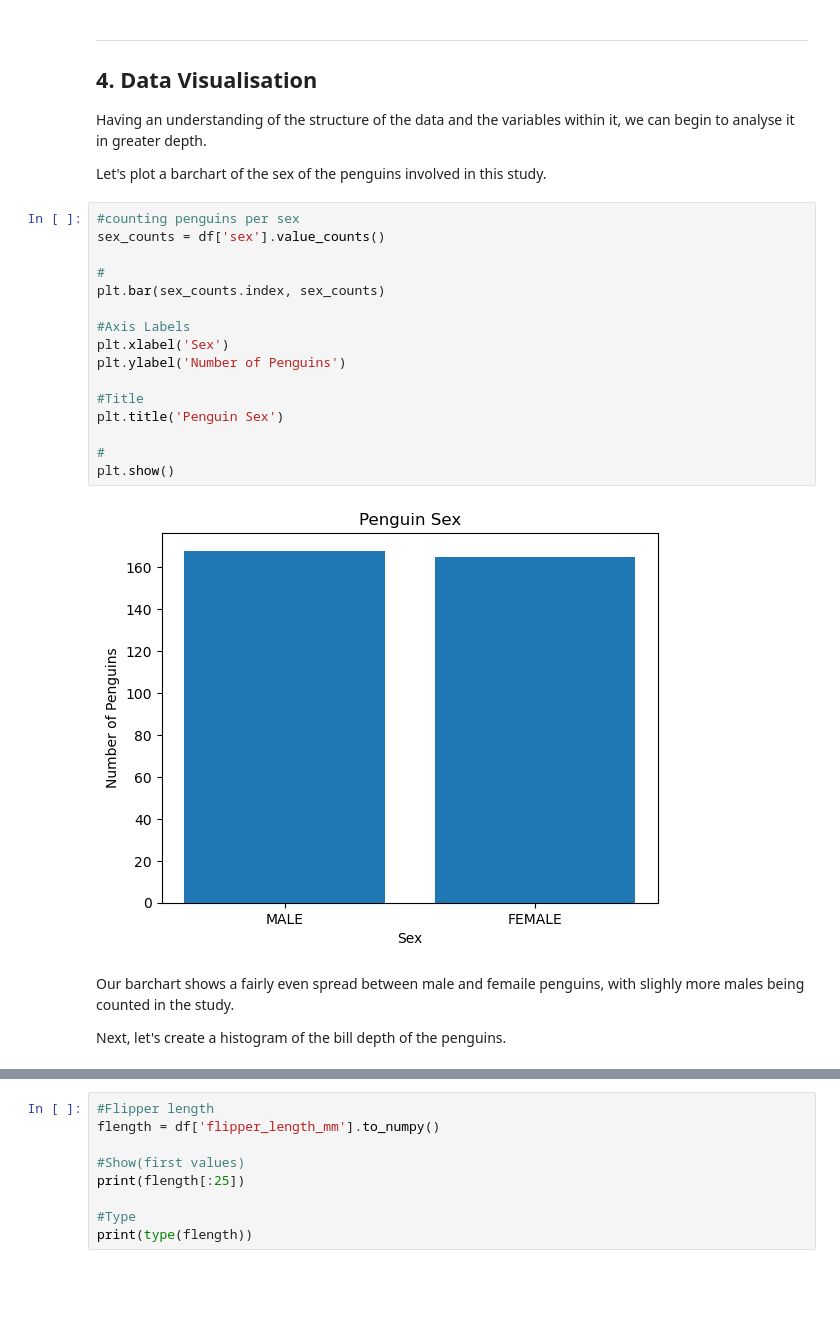
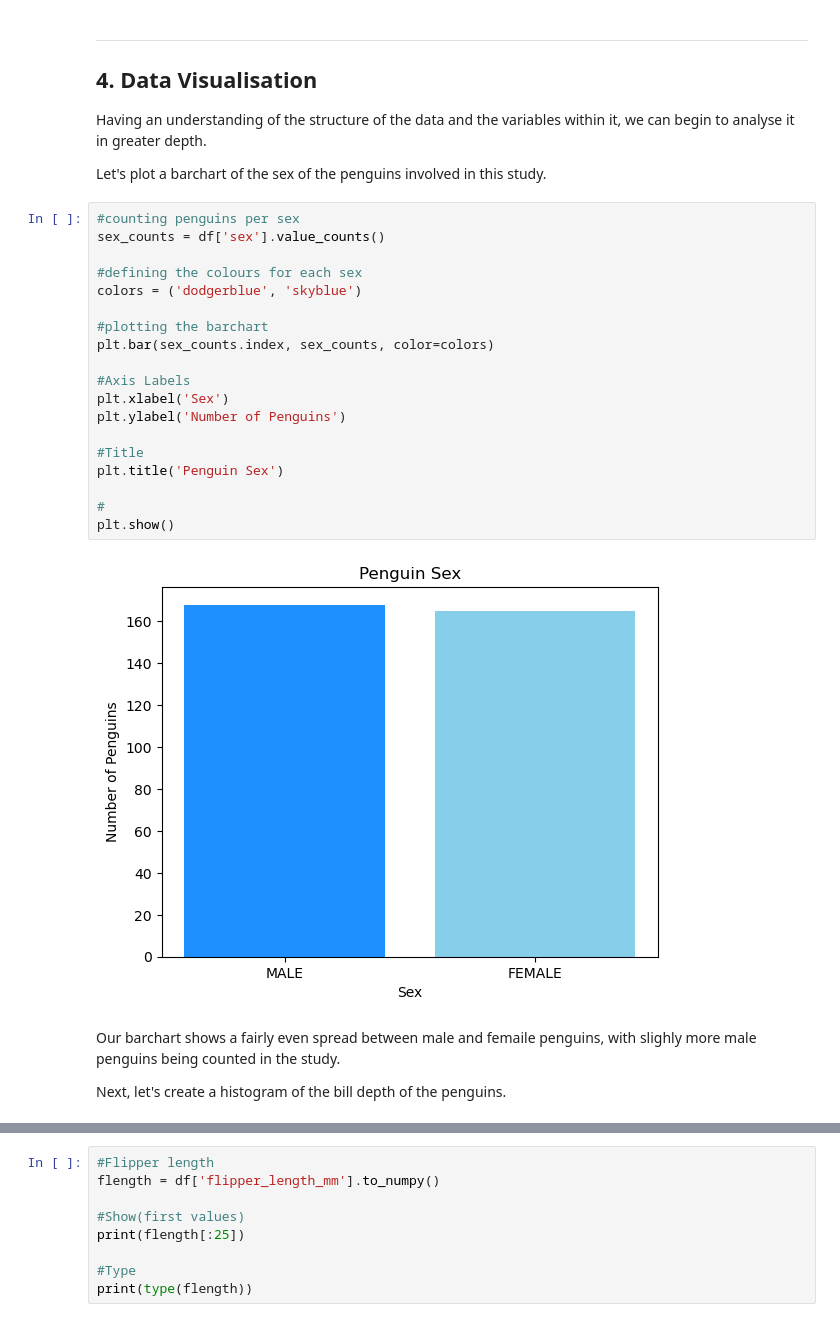
Before and after one commit to pcahillgit/principles-of-data-analytics, a Jupyter notebook: penguins.ipynb, the cells around one changed output, grey strips where cells are left out. Cells and saved outputs as stored; diff of their text form; blank space fills up the shorter version.

Commit message:
differentiated male female bars by colour, attempted to add anchors/internal links for summary (not working correctly)

```diff
--- a/penguins.ipynb
+++ b/penguins.ipynb
@@ -134,23 +136,26 @@ Let's plot a barchart of the sex of the penguins involved in this study.
 # %%
 #counting penguins per sex
 sex_counts = df['sex'].value_counts()
 
-#
-plt.bar(sex_counts.index, sex_counts)
+#defining the colours for each sex
+colors = ('dodgerblue', 'skyblue')
+
+#plotting the barchart
+plt.bar(sex_counts.index, sex_counts, color=colors)
 
 #Axis Labels
 plt.xlabel('Sex')
 plt.ylabel('Number of Penguins')
 
 #Title
 plt.title('Penguin Sex')
 
 #
 plt.show()
 # %% [output]
-[figure, old version]
+[figure, new version]
 # %% [markdown]
-Our barchart shows a fairly even spread between male and femaile penguins, with slighly more males being counted in the study.
+Our barchart shows a fairly even spread between male and femaile penguins, with slighly more male penguins being counted in the study.
 
-Next, let's create a histogram of the bill depth of the penguins.
+Next, let's create a histogram of the bill depth of the penguins. <a id='data'></a>
 # %%
```
Also changed, not shown: parts of 7 cells of this notebook.
